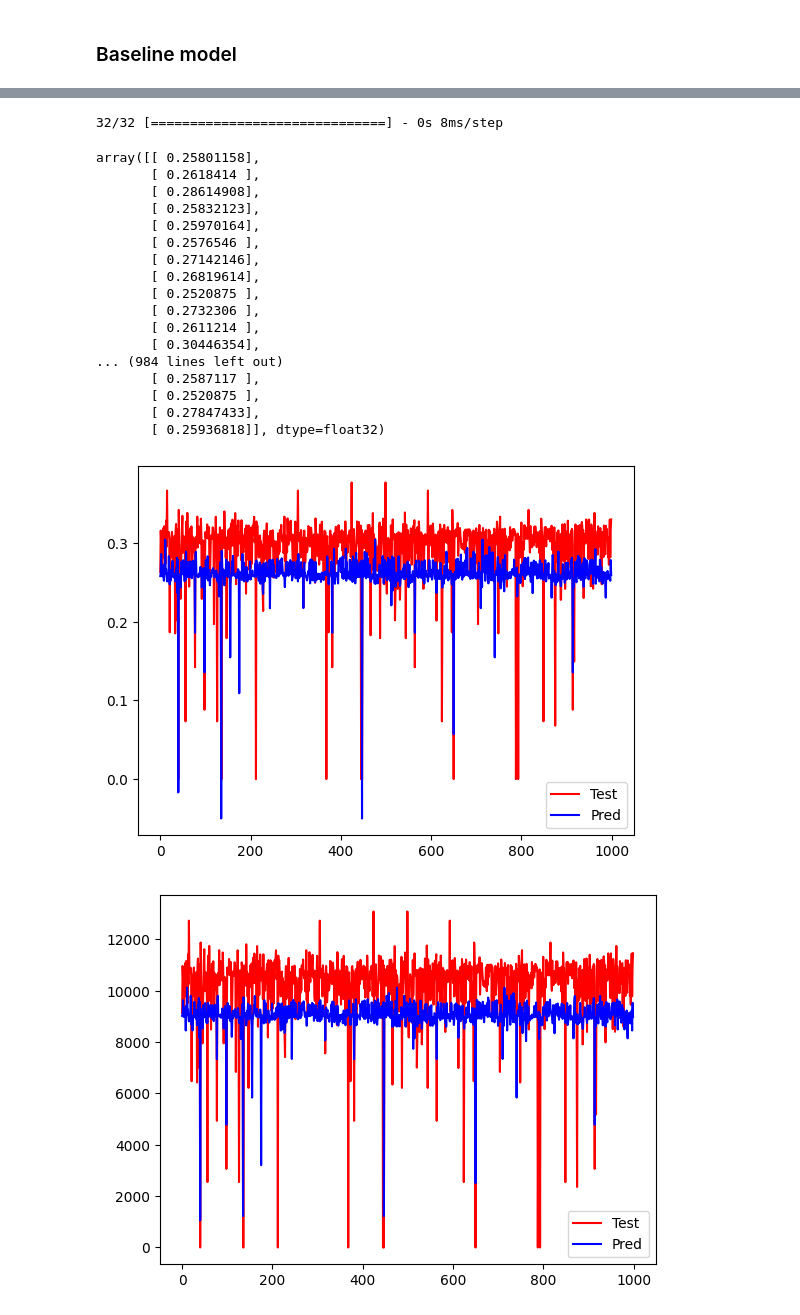
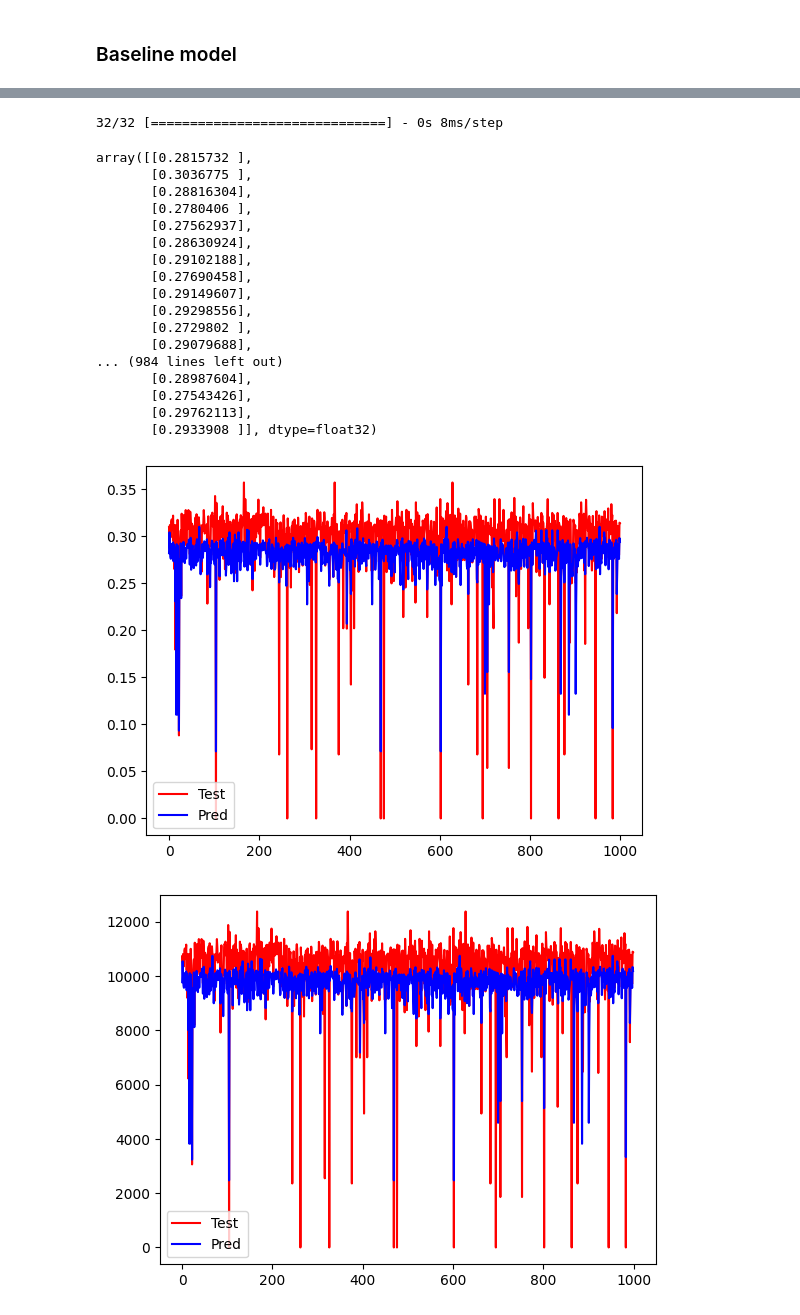
Before and after one commit to mattwagon/oil_production_prediction, a Jupyter notebook: notebooks/eduardo - rnn-model.ipynb, the cells around one changed output, grey strips where cells are left out. Saved outputs shown, nothing was run; the diff lists cells and outputs as text; code cells hidden in the pictures.

Commit message:
Finished all the different models - next step: choose the best model

```diff
--- a/notebooks/eduardo - rnn-model.ipynb
+++ b/notebooks/eduardo - rnn-model.ipynb
@@ -1775,6 +1783,6 @@ def init_model_11(X_train, y_train):
 
     return model
 # %%
-model_11 = init_model_11(X_train, y_train)
-model_11.summary()
+model_5 = init_model_5(X_train, y_train)
+model_5.summary()
 # %% [output]
@@ -1809,6 +1817,6 @@ def fit_model(model):
 
     return (model, history)
 # %%
-model_11, history_11 = fit_model(model_11)
+model_5, history_5 = fit_model(model_5)
 # %% [output]
 Epoch 1/50
@@ -1843,33 +1853,33 @@ res11
 # %%
-y_pred = model_11.predict(X_test)
-y_pred
+y_pred_5 = model_5.predict(X_test)
+y_pred_5
 # %% [output]
 32/32 [==============================] - 0s 8ms/step
-array([[ 0.25801158],
-       [ 0.2618414 ],
-       [ 0.28614908],
-       [ 0.25832123],
-       [ 0.25970164],
-       [ 0.2576546 ],
-       [ 0.27142146],
-       [ 0.26819614],
-       [ 0.2520875 ],
-       [ 0.2732306 ],
-       [ 0.2611214 ],
-       [ 0.30446354],
+array([[0.2815732 ],
+       [0.3036775 ],
+       [0.28816304],
+       [0.2780406 ],
+       [0.27562937],
+       [0.28630924],
+       [0.29102188],
+       [0.27690458],
+       [0.29149607],
+       [0.29298556],
+       [0.2729802 ],
+       [0.29079688],
 ... (984 lines left out)
-       [ 0.2587117 ],
-       [ 0.2520875 ],
-       [ 0.27847433],
-       [ 0.25936818]], dtype=float32)
+       [0.28987604],
+       [0.27543426],
+       [0.29762113],
+       [0.2933908 ]], dtype=float32)
 # %%
-plot_predictions(y_test, y_pred)
+plot_predictions(y_test, y_pred_5)
 # %% [output]
-[figure, old version]
+[figure, new version]
 # %%
 y_test_unscaled = scaler_y.inverse_transform(y_test)
-y_pred_unscaled = scaler_y.inverse_transform(y_pred)
+y_pred_5_unscaled = scaler_y.inverse_transform(y_pred_5)
 # %%
-plot_predictions(y_test_unscaled, y_pred_unscaled)
+plot_predictions(y_test_unscaled, y_pred_5_unscaled)
 # %% [output]
-[figure, old version]
+[figure, new version]
```
Also changed, not shown: parts of 118 cells of this notebook.
